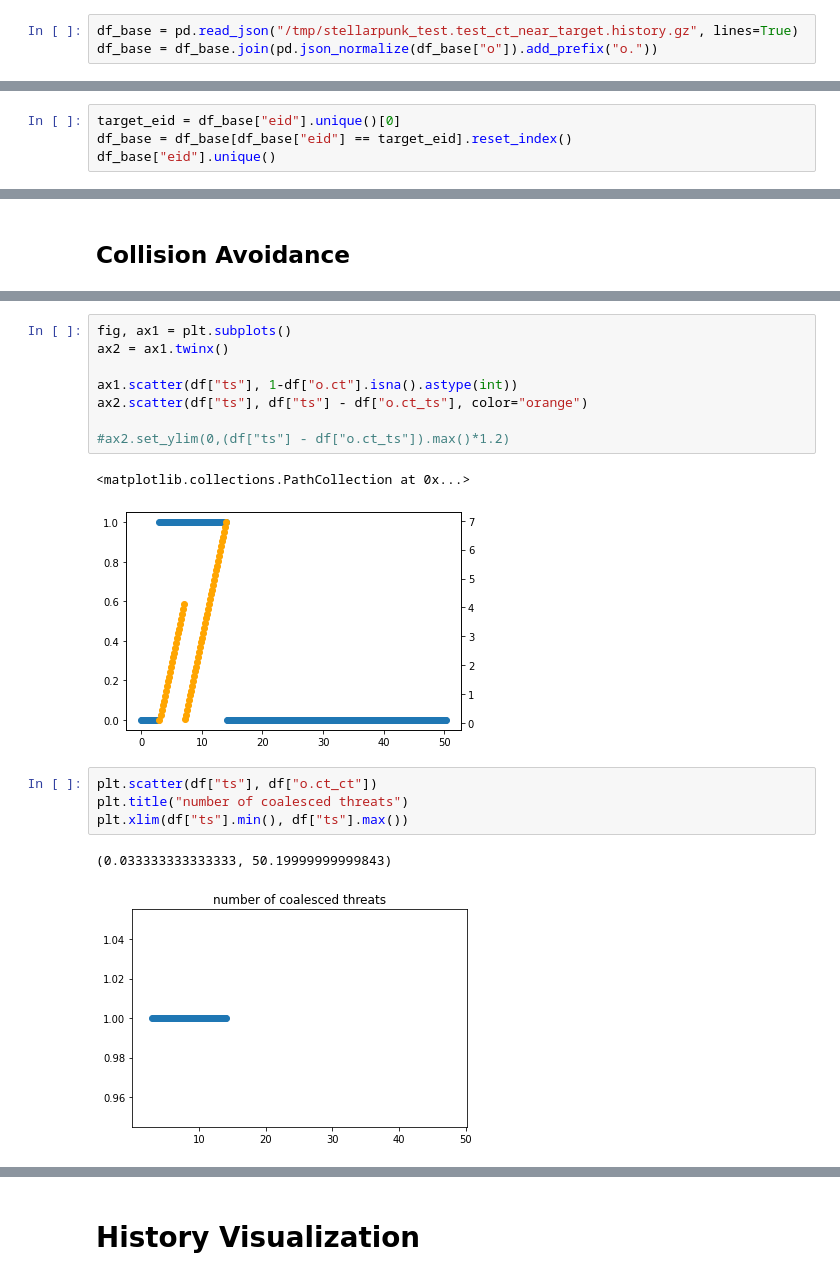
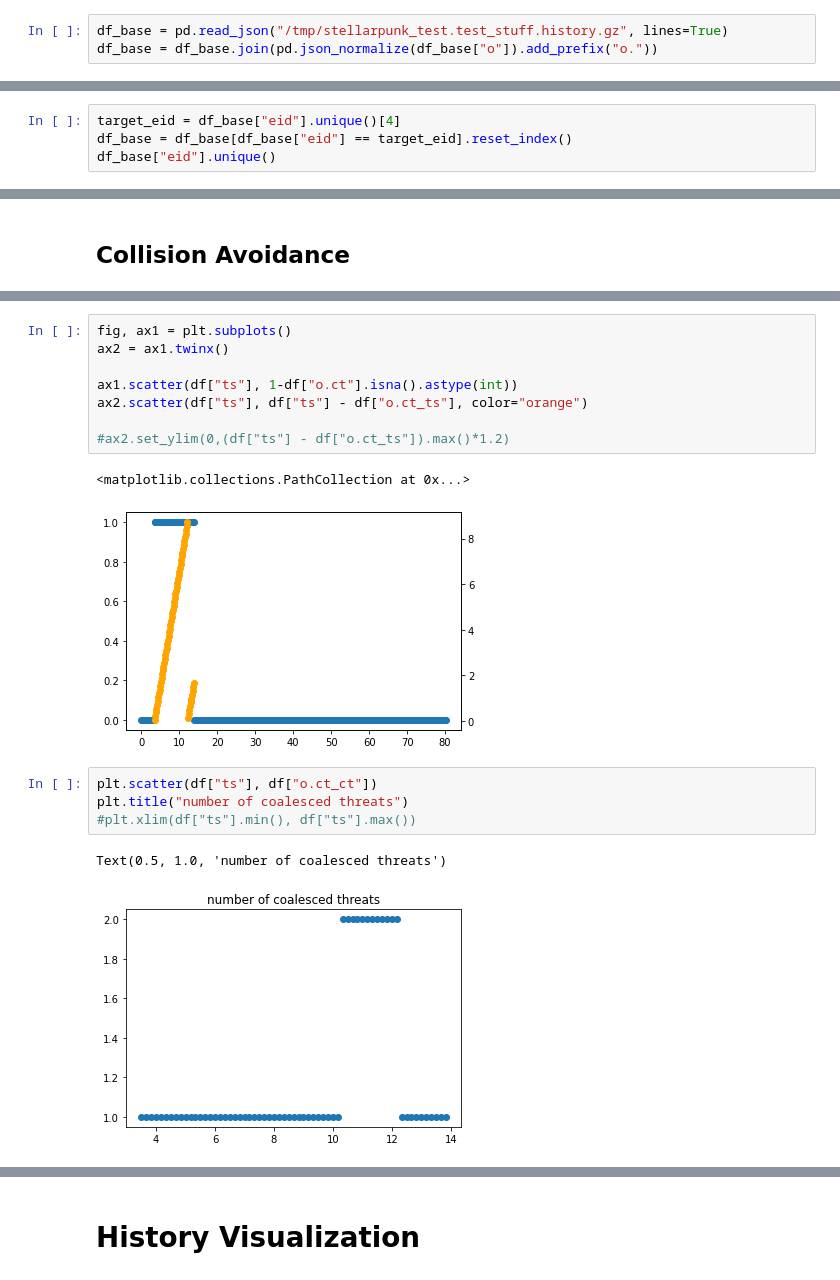
Before and after one commit to gerner/stellarpunk, a Jupyter notebook: notebook/ship_history.ipynb, the cells around one changed output, grey strips where cells are left out. Drawn from its saved outputs; the diff is of its cells as text.

```diff
--- a/notebook/ship_history.ipynb
+++ b/notebook/ship_history.ipynb
@@ -10,7 +10,7 @@ from stellarpunk import util
 # %% [markdown]
 # Loading and Preparing Data
 # %%
-df_base = pd.read_json("/tmp/stellarpunk_test.test_ct_near_target.history.gz", lines=True)
+df_base = pd.read_json("/tmp/stellarpunk_test.test_stuff.history.gz", lines=True)
 df_base = df_base.join(pd.json_normalize(df_base["o"]).add_prefix("o."))
 # %%
 eids = pd.Series(df_base["eid"].unique())
@@ -26,7 +27,7 @@ eids[pd.Series(df_base["eid"].unique()).str.startswith("9510")]
 # %% [output]
 Series([], dtype: object)
 # %%
-target_eid = df_base["eid"].unique()[0]
+target_eid = df_base["eid"].unique()[4]
 df_base = df_base[df_base["eid"] == target_eid].reset_index()
 df_base["eid"].unique()
 # %% [output]
@@ -318,14 +319,14 @@ ax2.scatter(df["ts"], df["ts"] - df["o.ct_ts"], color="orange")
 #ax2.set_ylim(0,(df["ts"] - df["o.ct_ts"]).max()*1.2)
 # %% [output]
 <matplotlib.collections.PathCollection at 0x...>
-[figure, old version]
+[figure, new version]
 # %%
 plt.scatter(df["ts"], df["o.ct_ct"])
 plt.title("number of coalesced threats")
-plt.xlim(df["ts"].min(), df["ts"].max())
+#plt.xlim(df["ts"].min(), df["ts"].max())
 # %% [output]
-(0.033333333333333, 50.19999999999843)
+Text(0.5, 1.0, 'number of coalesced threats')
-[figure, old version]
+[figure, new version]
 # %%
 plt.scatter(df["ts"], df["o.ct_cradius"])
 # %% [output]
```
Also changed, not shown: parts of 28 cells of this notebook, 8 other files.
